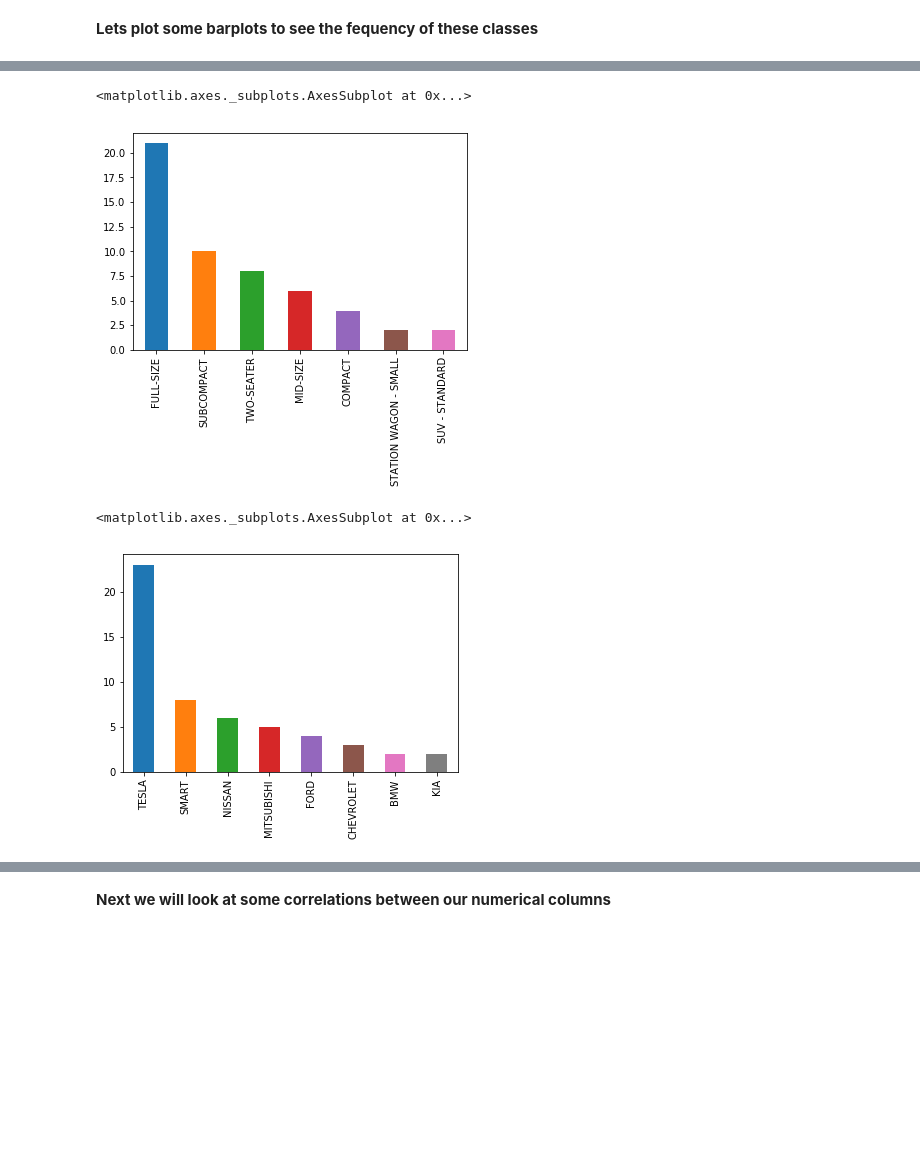
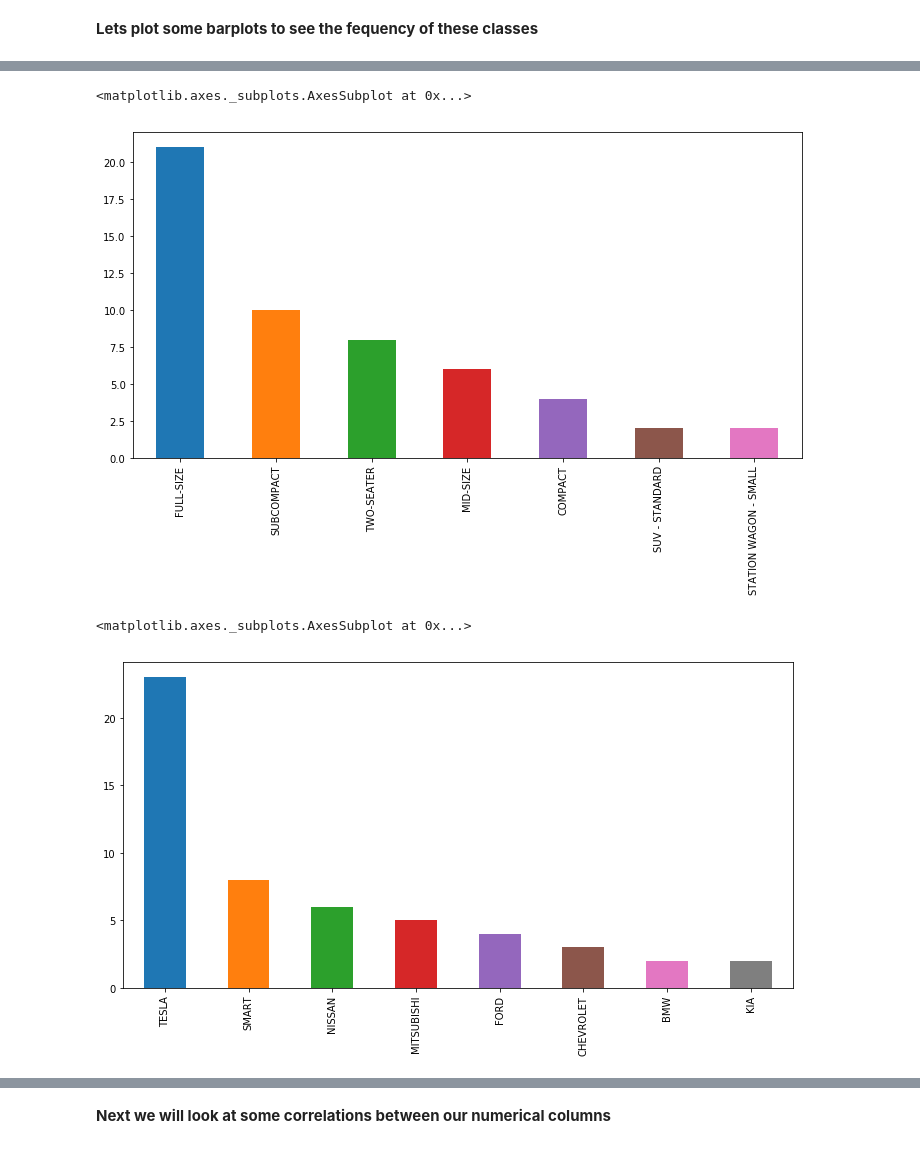
Before and after one commit to anish2197/data-analystics, a Jupyter notebook: Day 1.ipynb, the cells around one changed output, grey strips where cells are left out. Drawn from its saved outputs; the diff is of its cells as text; code cells hidden in the pictures; blank space fills up the shorter version.

```diff
--- a/Day 1.ipynb
+++ b/Day 1.ipynb
@@ -131,11 +129,11 @@ df["YEAR"].value_counts().plot(kind="bar")
 # %%
-df["Size"].value_counts().plot(kind="bar")
+df["Size"].value_counts().plot(kind="bar", figsize=(12,6))
 # %% [output]
 <matplotlib.axes._subplots.AxesSubplot at 0x...>
-[figure, old version]
+[figure, new version]
 # %%
-df["Make"].value_counts().plot(kind="bar")
+df["Make"].value_counts().plot(kind="bar", figsize=(12,6))
 # %% [output]
 <matplotlib.axes._subplots.AxesSubplot at 0x...>
-[figure, old version]
+[figure, new version]
 # %%
```
Also changed, not shown: parts of 9 cells of this notebook, 1 other file.
